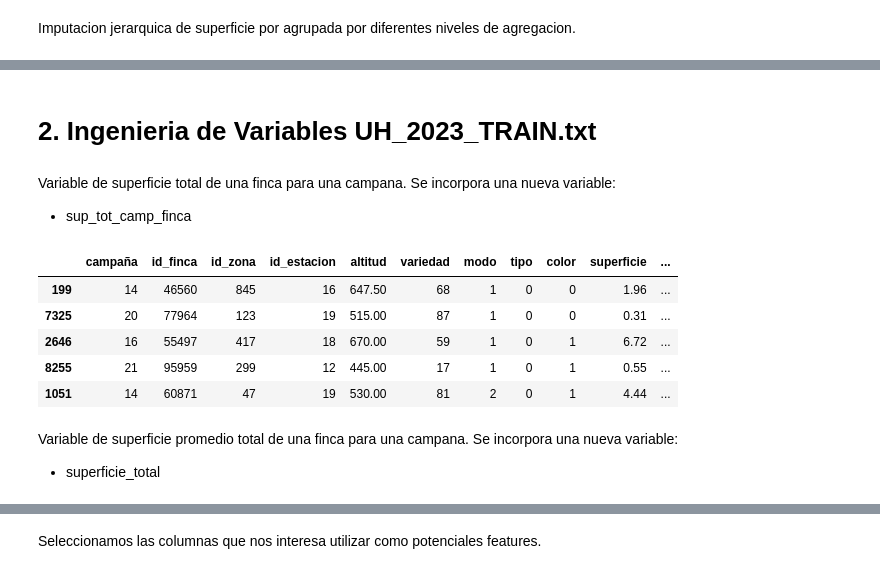
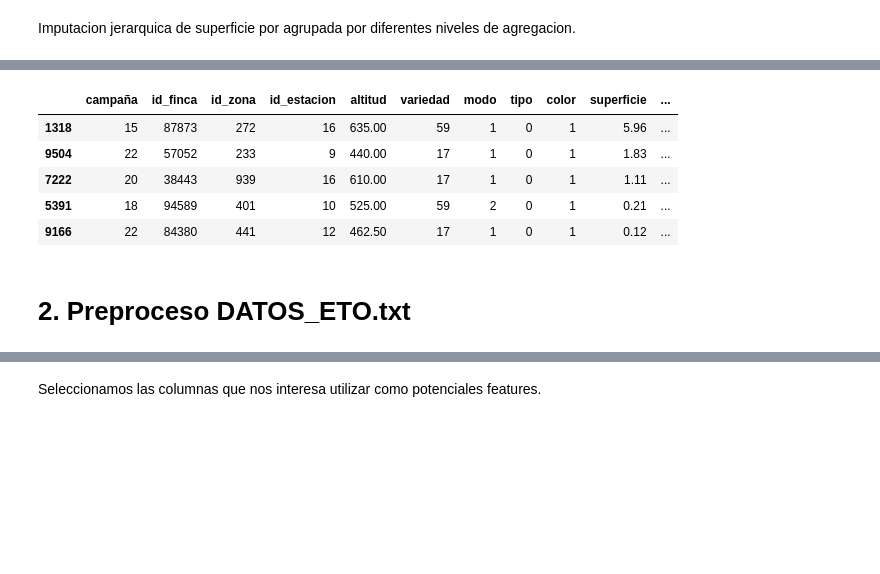
Before and after one commit to vitostamatti/datathon-cajamar-malbecs, a Jupyter notebook: notebooks/02-Prediccion-Malbecs-Nacional.ipynb, the cells around one changed output, grey strips where cells are left out. Drawn from its saved outputs; the diff is of its cells as text; code cells hidden in the pictures; blank space fills up the shorter version.

```diff
--- a/notebooks/02-Prediccion-Malbecs-Nacional.ipynb
+++ b/notebooks/02-Prediccion-Malbecs-Nacional.ipynb
@@ -99,6 +78,2 @@ wine_data.sample(5, random_state=seed)
 # %% [markdown]
 Reemplazamos valores en 0 por nulos para ser imputados posteriormente
-# %%
-
-wine_data = wine_pr.replace_zeros_with_na(wine_data, cols=['superficie','altitud'])
-wine_data.sample(5, random_state=seed)
@@ -112,5 +80,2 @@ wine_data.sample(5, random_state=seed)
 # %% [markdown]
 Imputacion de altitud promedio por estacion
-# %%
-wine_data = wine_pr.fillna_by_group(wine_data, cols = ['altitud'], group = ['id_estacion'])
-wine_data.sample(5, random_state=seed)
@@ -124,9 +82,2 @@ wine_data.sample(5, random_state=seed)
 # %% [markdown]
 Imputacion jerarquica de superficie por agrupada por diferentes niveles de agregacion.
-# %%
-wine_data = wine_pr.fillna_by_group(wine_data,cols=['superficie'], group=['id_finca','variedad','modo'])
-wine_data = wine_pr.fillna_by_group(wine_data,cols=['superficie'], group=['id_zona','variedad','modo'])
-wine_data = wine_pr.fillna_by_group(wine_data,cols=['superficie'], group=['id_estacion','variedad','modo'])
-wine_data = wine_pr.fillna_by_group(wine_data,cols=['superficie'], group=['variedad','modo'])
-wine_data = wine_pr.fillna_by_group(wine_data,cols=['superficie'], group=['variedad'])
-wine_data.sample(5, random_state=seed)
@@ -139,0 +84,3 @@ wine_data.sample(5, random_state=seed)
+# %%
+wine_data = wine_pr.preproces_wine_data(wine_data)
+wine_data.sample(5, random_state=seed)
@@ -140,21 +156,12 @@ wine_data.sample(5, random_state=seed)
+# %%
+wine_data = wine_fe.feateng_wine_data(wine_data)
+wine_data.sample(5, random_state=seed)
+# %% [output]
+|  | campaña | id_finca | id_zona | id_estacion | altitud | variedad | modo | tipo | color | superficie | ... |
+| 1318 | 15 | 87873 | 272 | 16 | 635.00 | 59 | 1 | 0 | 1 | 5.96 | ... |
+| 9504 | 22 | 57052 | 233 | 9 | 440.00 | 17 | 1 | 0 | 1 | 1.83 | ... |
+| 7222 | 20 | 38443 | 939 | 16 | 610.00 | 17 | 1 | 0 | 1 | 1.11 | ... |
+| 5391 | 18 | 94589 | 401 | 10 | 525.00 | 59 | 2 | 0 | 1 | 0.21 | ... |
+| 9166 | 22 | 84380 | 441 | 12 | 462.50 | 17 | 1 | 0 | 1 | 0.12 | ... |
 # %% [markdown]
-# 2. Ingenieria de Variables UH_2023_TRAIN.txt
+# 2. Preproceso DATOS_ETO.txt
-# %% [markdown]
-Variable de superficie total de una finca para una campana. Se incorpora una nueva variable:
-
-- sup_tot_camp_finca
-# %%
-
-wine_data = wine_fe.get_sup_tot_camp_finca(wine_data)
-wine_data.sample(5, random_state=seed)
-# %% [output]
-|  | campaña | id_finca | id_zona | id_estacion | altitud | variedad | modo | tipo | color | superficie | ... |
-| 199 | 14 | 46560 | 845 | 16 | 647.50 | 68 | 1 | 0 | 0 | 1.96 | ... |
-| 7325 | 20 | 77964 | 123 | 19 | 515.00 | 87 | 1 | 0 | 0 | 0.31 | ... |
-| 2646 | 16 | 55497 | 417 | 18 | 670.00 | 59 | 1 | 0 | 1 | 6.72 | ... |
-| 8255 | 21 | 95959 | 299 | 12 | 445.00 | 17 | 1 | 0 | 1 | 0.55 | ... |
-| 1051 | 14 | 60871 | 47 | 19 | 530.00 | 81 | 2 | 0 | 1 | 4.44 | ... |
-# %% [markdown]
-Variable de superficie promedio total de una finca para una campana. Se incorpora una nueva variable:
-
-- superficie_total
```
Also changed, not shown: parts of 74 cells of this notebook, 1 other file.
